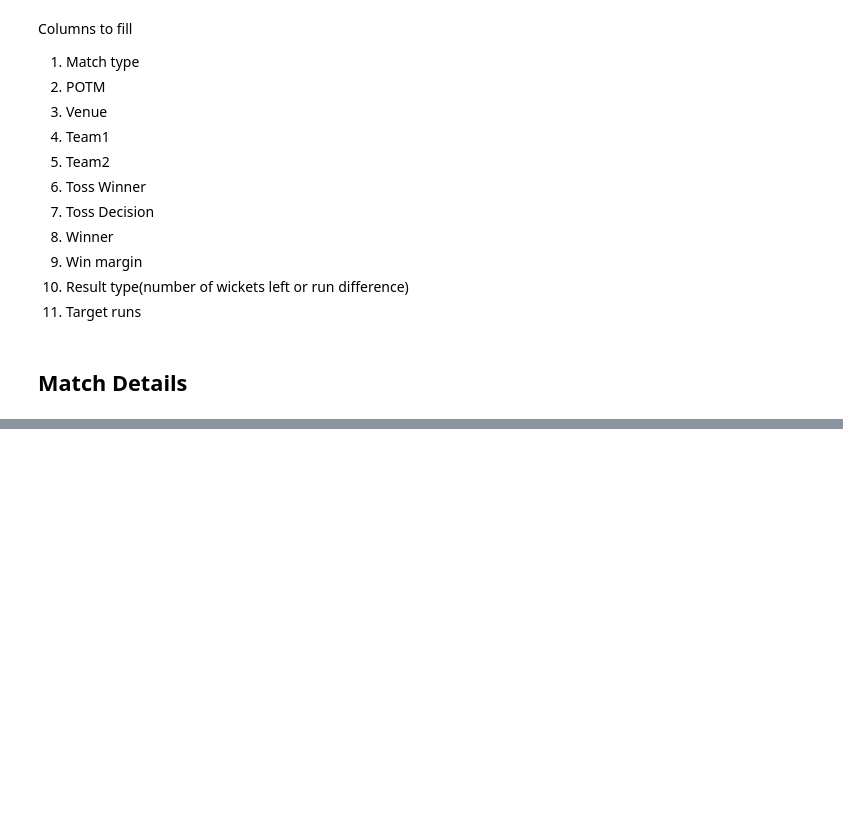
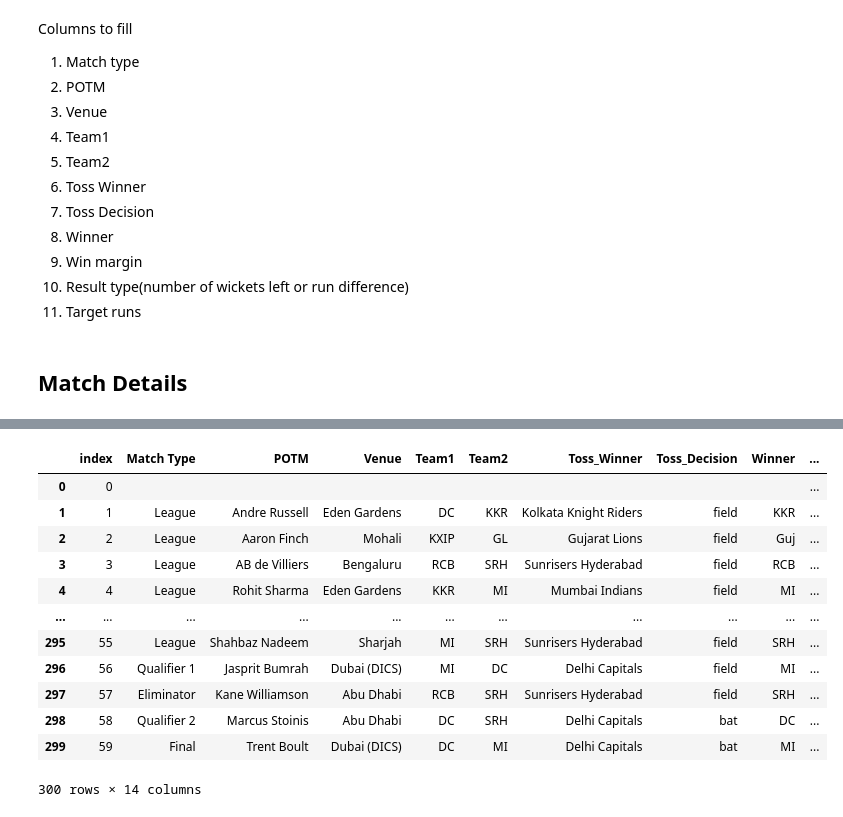
Before and after one commit to harshit-3024/Howzat, a Jupyter notebook: IPL_DS.ipynb, the cells around one changed output, grey strips where cells are left out. Cells and saved outputs as stored; diff of their text form; code cells hidden in the pictures; blank space fills up the shorter version.

Commit message:
IDA-4 Completed data collection and obtained a csv file

```diff
--- a/IPL_DS.ipynb
+++ b/IPL_DS.ipynb
@@ -78,8 +161,13 @@ Columns to fill
 # %%
+
 # asmd - all season match data
 # smd - season match data
 asmd = []
-failed = []
+failed = [[],[],[],[],[]]
+
+# Launch stealthy driver
+driver = webdriver.Chrome()
+
 for i,seasonmatch in enumerate(allseasonmatches):
     smd = []
     for j,matchlink in enumerate(seasonmatch):
@@ -101,12 +189,11 @@ for i,seasonmatch in enumerate(allseasonmatches):
             }
 
             match_data['Season'] = f"{2016+i}"
-            match_data['Match'] = f"{1+j}"
+
             match = requests.get(matchlink,headers=headers)
             #print(match.status_code)
             soup_match = BeautifulSoup(match.text,'html.parser')
 
-            driver = webdriver.Chrome()
             driver.get(matchlink)
 
             html = driver.page_source
@@ -117,19 +204,19 @@ for i,seasonmatch in enumerate(allseasonmatches):
             teamscrape = soup.find_all('span',class_='ds-text-tight-l ds-font-bold ds-text-typo hover:ds-text-typo-primary ds-block ds-truncate')
             tossscrape = soup.find_all('td',class_='ds-text-typo')[0].find('span',class_='ds-text-tight-s ds-font-regular').get_text(strip=True)
 
-            driver.quit()
-
             #  Match type, POTM and Venue
 
             venue = elements.split(',')[1].strip()
             match_data['Venue'] = venue
 
-            matching_word = next((word for word in ['Final','Qualifier','Eliminator'] if word in elements), None)
+            matching_word = next((word for word in ['Final','Qualifier 1','Eliminator','Qualifier 2'] if word in elements), None)
 
             if matching_word:
                 match_data['Match Type'] = matching_word
+                match_data['Match'] = matching_word
             else:
                 match_data['Match Type'] = 'League'
+                match_data['Match'] = elements.split()[:2]
             match_data['POTM'] = potmscrape
 
             # Teams
@@ -161,8 +248,9 @@ for i,seasonmatch in enumerate(allseasonmatches):
             trunscrape = soup.find_all('div',class_='ds-text-compact-m ds-text-typo ds-text-right ds-whitespace-nowrap')[0].find('strong').get_text(strip=True)
             match_data['Target_Runs'] = trunscrape.split('/')[0]
         except :
-            failed.append(matchlink)
+            failed[i].append(matchlink)
         smd.append(match_data)
     asmd.append(smd)
+driver.quit()
 print(failed)
 # %% [output]
@@ -212,0 +258,22 @@ result[result['Season'] == '2018']
+# %%
+frames = []
+for smd in asmd :
+    df = pd.DataFrame(smd)
+    frames.append(df)
+result = pd.concat(frames).reset_index()
+result.to_csv('data.csv')
+result
+# %% [output]
+|  | index | Match Type | POTM | Venue | Team1 | Team2 | Toss_Winner | Toss_Decision | Winner | ... |
+| 0 | 0 |  |  |  |  |  |  |  |  | ... |
+| 1 | 1 | League | Andre Russell | Eden Gardens | DC | KKR | Kolkata Knight Riders | field | KKR | ... |
+| 2 | 2 | League | Aaron Finch | Mohali | KXIP | GL | Gujarat Lions | field | Guj | ... |
+| 3 | 3 | League | AB de Villiers | Bengaluru | RCB | SRH | Sunrisers Hyderabad | field | RCB | ... |
+| 4 | 4 | League | Rohit Sharma | Eden Gardens | KKR | MI | Mumbai Indians | field | MI | ... |
+| ... | ... | ... | ... | ... | ... | ... | ... | ... | ... | ... |
+| 295 | 55 | League | Shahbaz Nadeem | Sharjah | MI | SRH | Sunrisers Hyderabad | field | SRH | ... |
+| 296 | 56 | Qualifier 1 | Jasprit Bumrah | Dubai (DICS) | MI | DC | Delhi Capitals | field | MI | ... |
+| 297 | 57 | Eliminator | Kane Williamson | Abu Dhabi | RCB | SRH | Sunrisers Hyderabad | field | SRH | ... |
+| 298 | 58 | Qualifier 2 | Marcus Stoinis | Abu Dhabi | DC | SRH | Delhi Capitals | bat | DC | ... |
+| 299 | 59 | Final | Trent Boult | Dubai (DICS) | DC | MI | Delhi Capitals | bat | MI | ... |
+300 rows × 14 columns
```
Also changed, not shown: parts of 8 cells of this notebook, 1 other file.
